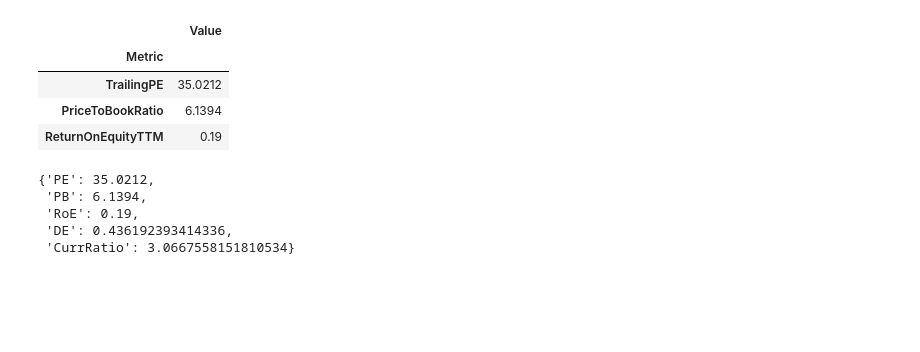
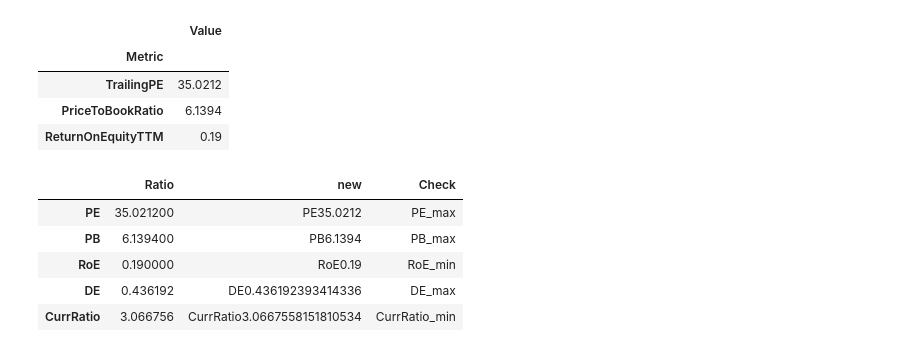
Before and after one commit to hochmuth/Watchman, a Jupyter notebook: Show fundamentals.ipynb, the cells around one changed output. Saved outputs shown, nothing was run; the diff lists cells and outputs as text; code cells hidden in the pictures; blank space fills up the shorter version.

Commit message:
working on ratio checks

```diff
--- a/Show fundamentals.ipynb
+++ b/Show fundamentals.ipynb
@@ -202,11 +204,19 @@ for ratio in ratio_map:
 
 ratios['DE'] = df_annuals.loc[2020, 'totalLiabilities'] / df_annuals.loc[2020, 'totalShareholderEquity']
 ratios['CurrRatio'] = df_annuals.loc[2020, 'totalCurrentAssets'] / df_annuals.loc[2020, 'totalCurrentLiabilities']
-# %%
-ratios
-# %% [output]
-{'PE': 35.0212,
- 'PB': 6.1394,
- 'RoE': 0.19,
- 'DE': 0.436192393414336,
- 'CurrRatio': 3.0667558151810534}
+# %%
+df_ratios = pd.DataFrame.from_dict(ratios, orient='index').rename(columns={0:'Ratio'})
+# %%
+def test(row):
+    return row.name + str(row['Ratio'])
+# %%
+df_ratios['new'] = df_ratios.apply(test, axis=1)
+df_ratios['Check'] = df_ratios.apply(check_ratio, axis=1)
+df_ratios
+# %% [output]
+|  | Ratio | new | Check |
+| PE | 35.021200 | PE35.0212 | PE_max |
+| PB | 6.139400 | PB6.1394 | PB_max |
+| RoE | 0.190000 | RoE0.19 | RoE_min |
+| DE | 0.436192 | DE0.436192393414336 | DE_max |
+| CurrRatio | 3.066756 | CurrRatio3.0667558151810534 | CurrRatio_min |
```
Also changed, not shown: parts of 2 cells of this notebook, 1 other file.
